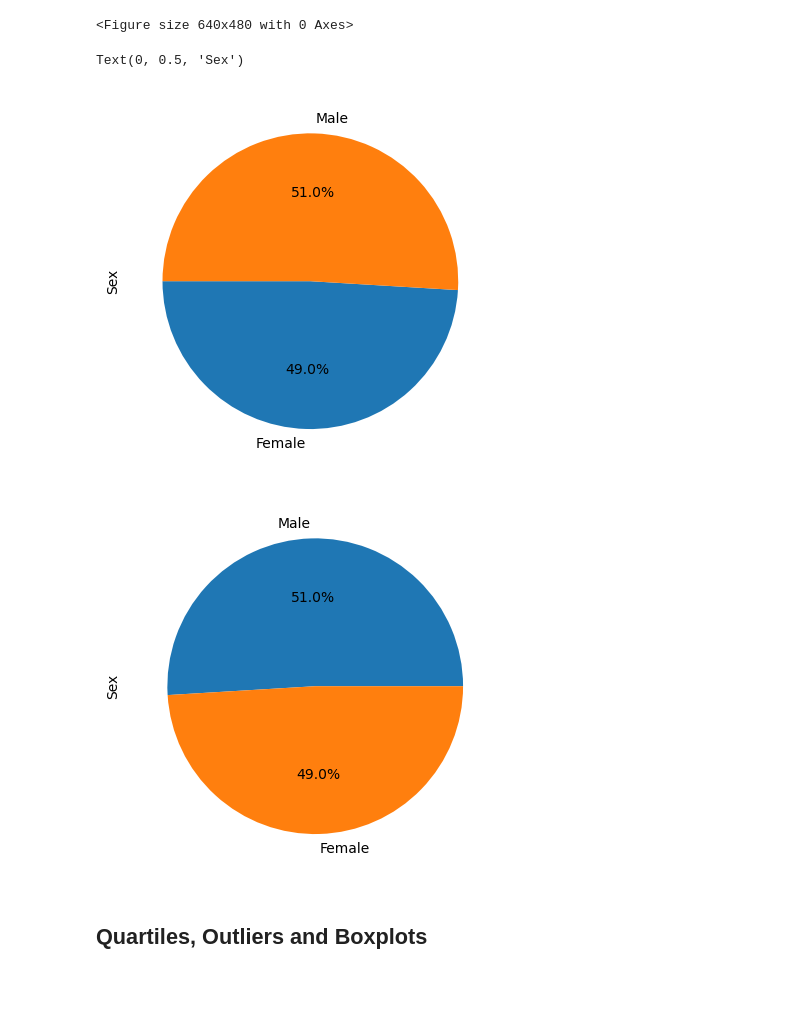
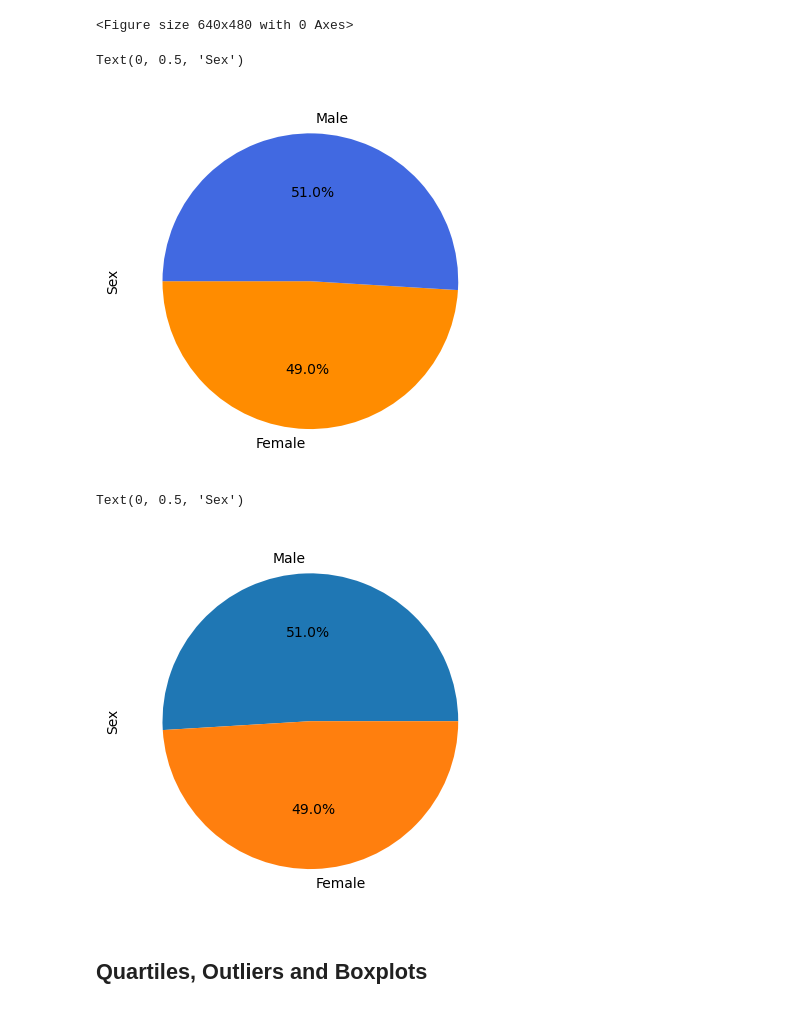
Before and after one commit to VickyL86/Data-Visualization-HWK-5, a Jupyter notebook: Pymaceuticals/pymaceuticals_starter.ipynb, the cells around one changed output. Saved outputs shown, nothing was run; the diff lists cells and outputs as text; code cells hidden in the pictures.

Commit message:
finished pie chart yaay!

```diff
--- a/Pymaceuticals/pymaceuticals_starter.ipynb
+++ b/Pymaceuticals/pymaceuticals_starter.ipynb
@@ -175,19 +175,23 @@ plt.tight_layout()
 # %%
 # Generate a pie plot showing the distribution of female versus male mice using Pandas
 mouse_sex = clean_dataset_df.groupby(["Sex"]).count()["Mouse ID"]
 
-colors = ["blue", "orange"]
-mouse_sex_pie = mouse_sex.plot(kind="pie",y="Sex",autopct='%1.1f%%', startangle=180)
-
+colors = ["darkorange", "royalblue"]
+mouse_sex_pie = mouse_sex.plot(kind="pie",y="Sex",autopct='%1.1f%%', startangle=180, colors=colors )
 
 mouse_sex_pie.set_ylabel("Sex")
 # %% [output]
 Text(0, 0.5, 'Sex')
-[figure, old version]
+[figure, new version]
 # %%
-# Generate a pie plot showing the distribution of female versus male mice using pyplot
+# Generate a pie plot showing female versus male mice using pyplot
+
+sex_counts = clean_dataset_df["Sex"].value_counts()
+plt.pie(sex_counts,labels=sex_counts.index, autopct='%1.1f%%')
+plt.ylabel('Sex')
 # %% [output]
+Text(0, 0.5, 'Sex')
-[figure, old version]
+[figure, new version]
 # %% [markdown]
 ## Quartiles, Outliers and Boxplots
 # %%
```
